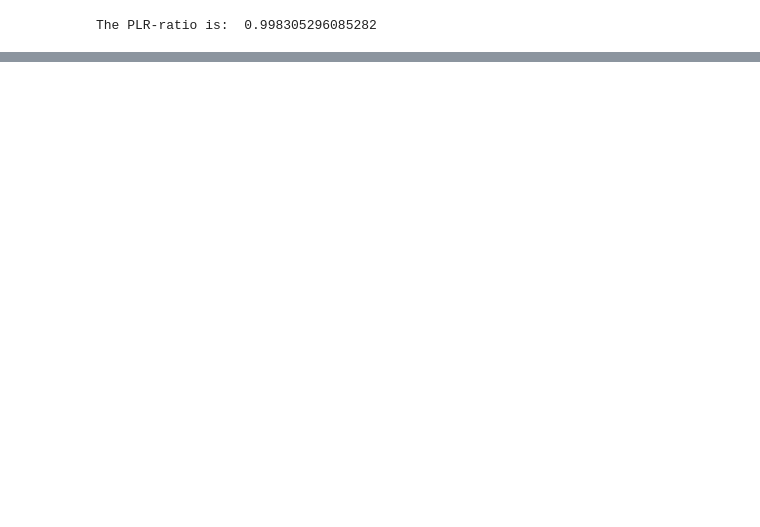
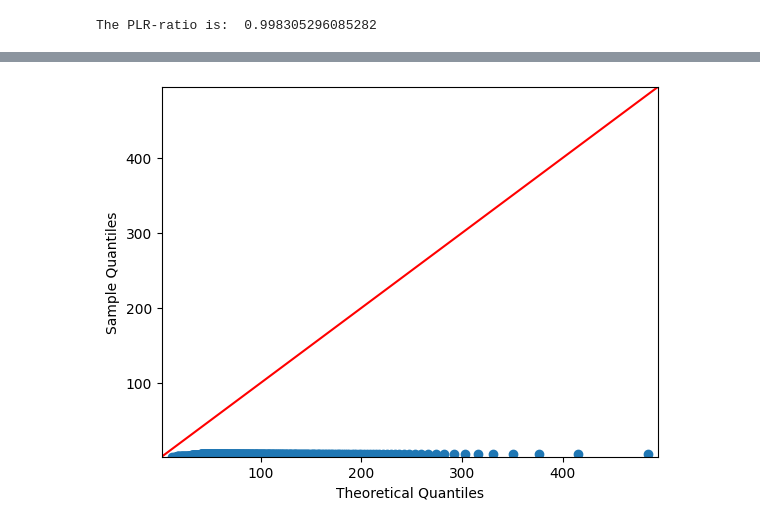
Before and after one commit to Marijn2404/TheThirdPiGame, a Jupyter notebook: code rick.ipynb, the cells around one changed output, grey strips where cells are left out. Drawn from its saved outputs; the diff is of its cells as text; code cells hidden in the pictures; blank space fills up the shorter version.

```diff
--- a/code rick.ipynb
+++ b/code rick.ipynb
@@ -75,3 +75,18 @@ ratioPLR = nonParPLR / parPLR
 print('The PLR-ratio is: ', ratioPLR)
 # %% [output]
 The PLR-ratio is:  0.998305296085282
+# %%
+from datetime import datetime
+import pandas as pd
+
+
+df = pd.read_excel("BakeryData_Vilnius.xlsx")
+df["date"] = pd.to_datetime(df["date"])
+
+begin = datetime(day = 31,month = 12,year = 2016)
+pre_covid = datetime(day = 1,month = 3,year = 2021)
+after_covid = datetime(day = 1,month = 3,year = 2022)
+df = df[((df["date"] < pre_covid) | (df["date"] > after_covid))]
+df["weekday_text"] = df['date'].dt.strftime('%A')
+mainstreeta_weekday_row = df[df["weekday_text"]=="Monday"]["main street A"]
+print(mainstreeta_weekday_row)
@@ -77,0 +106,25 @@ The PLR-ratio is:  0.998305296085282
+# %%
+import pandas as pd
+import numpy as np
+import matplotlib.pyplot as plt
+import scipy.stats as sts
+import statsmodels.graphics.gofplots as sm
+
+def main():
+    df = pd.read_excel('BakeryData_Vilnius.xlsx')
+
+    datalist = df[df["weekday"]==5]
+
+    datalist2 = np.array(datalist['main street A'])
+    datalist2Log = np.log(datalist2)
+
+    muhat = np.mean(np.log(datalist2))
+    sigma2hat = np.var(np.log(datalist2))
+    sigmahat = np.sqrt(sigma2hat)
+
+    sm.qqplot(datalist2, sts.lognorm, distargs=(sigmahat,), loc=0, scale=np.exp(muhat), line='45')
+    plt.show()
+
+main()
+# %% [output]
+[figure, added]
```
Also changed, not shown: parts of 1 cell of this notebook, 5 other files.
